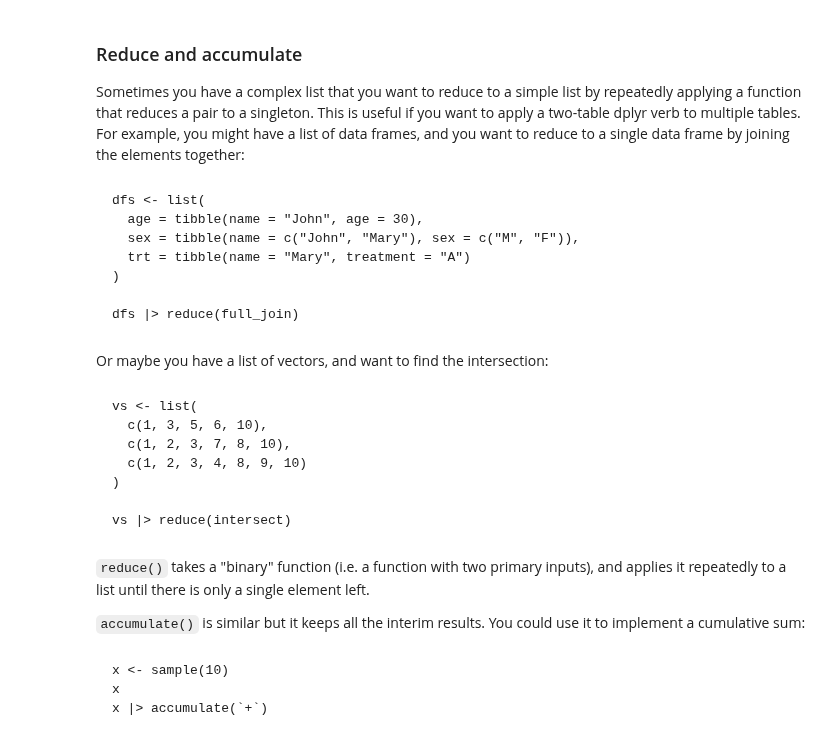
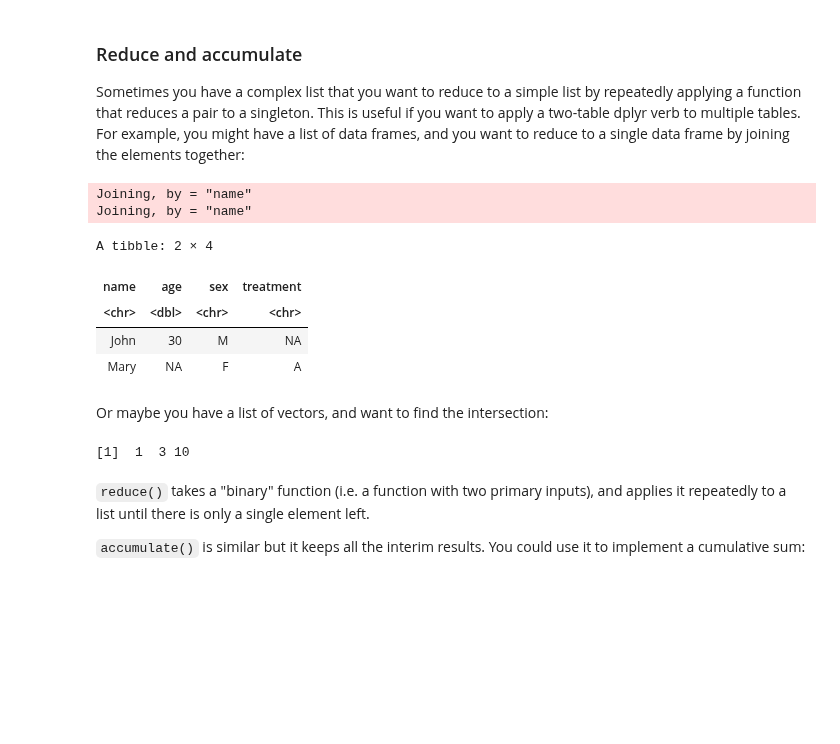
Before and after one commit to fralfaro/r4ds-book, a Jupyter notebook: docs/21_iteration.ipynb, the cells around one changed output. Drawn from its saved outputs; the diff is of its cells as text; code cells hidden in the pictures; blank space fills up the shorter version.

````diff
--- a/docs/21_iteration.ipynb
+++ b/docs/21_iteration.ipynb
@@ -1111,41 +1132,38 @@ x |>
 Sometimes you have a complex list that you want to reduce to a simple list by repeatedly applying a function that reduces a pair to a singleton.
 This is useful if you want to apply a two-table dplyr verb to multiple tables.
 For example, you might have a list of data frames, and you want to reduce to a single data frame by joining the elements together:
-# %% [markdown]
-
-```{r}
-dfs <- list(
-  age = tibble(name = "John", age = 30),
-  sex = tibble(name = c("John", "Mary"), sex = c("M", "F")),
-  trt = tibble(name = "Mary", treatment = "A")
-)
-
-dfs |> reduce(full_join)
-```
+# %%
+dfs <- list(
+  age = tibble(name = "John", age = 30),
+  sex = tibble(name = c("John", "Mary"), sex = c("M", "F")),
+  trt = tibble(name = "Mary", treatment = "A")
+)
+
+dfs |> reduce(full_join)
+# %% [output]
+Joining, by = "name"
+Joining, by = "name"
+A tibble: 2 × 4
+| name | age | sex | treatment |
+| <chr> | <dbl> | <chr> | <chr> |
+| John | 30 | M | NA |
+| Mary | NA | F | A |
 # %% [markdown]
 
 Or maybe you have a list of vectors, and want to find the intersection:
-# %% [markdown]
-
-```{r}
-vs <- list(
-  c(1, 3, 5, 6, 10),
-  c(1, 2, 3, 7, 8, 10),
-  c(1, 2, 3, 4, 8, 9, 10)
-)
-
-vs |> reduce(intersect)
-```
+# %%
+vs <- list(
+  c(1, 3, 5, 6, 10),
+  c(1, 2, 3, 7, 8, 10),
+  c(1, 2, 3, 4, 8, 9, 10)
+)
+
+vs |> reduce(intersect)
+# %% [output]
+[1]  1  3 10
 # %% [markdown]
 
 `reduce()` takes a "binary" function (i.e. a function with two primary inputs), and applies it repeatedly to a list until there is only a single element left.
 
 `accumulate()` is similar but it keeps all the interim results.
 You could use it to implement a cumulative sum:
-# %% [markdown]
-
-```{r}
-x <- sample(10)
-x
-x |> accumulate(`+`)
-```
````
Also changed, not shown: parts of 121 cells of this notebook.
